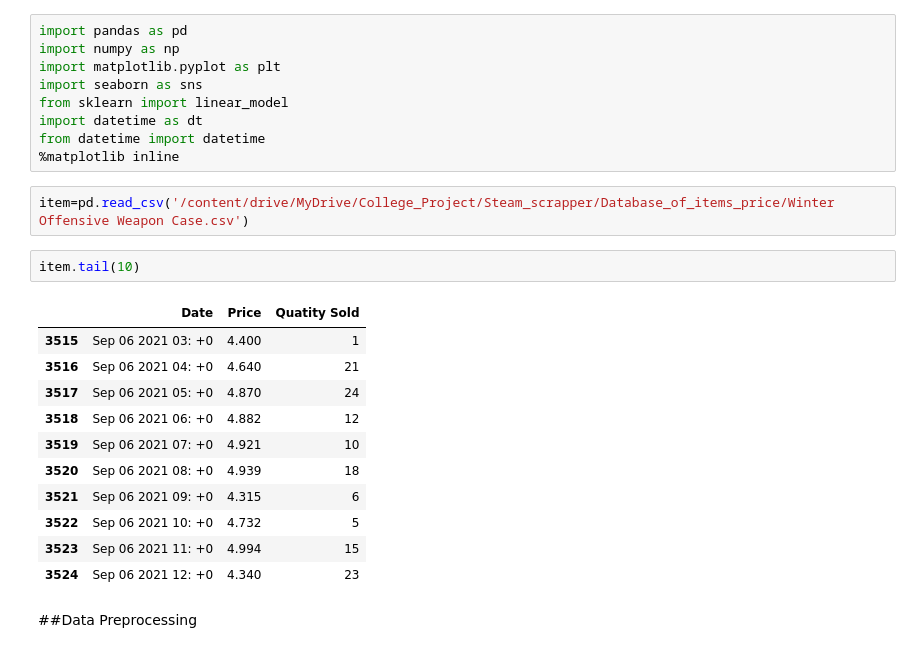
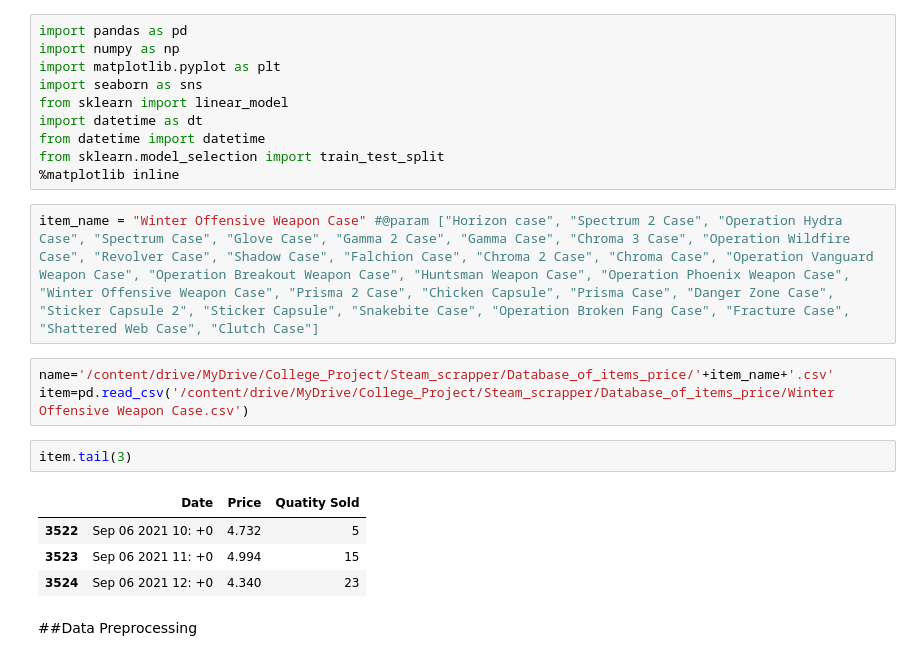
Before and after one commit to basharbme/Steam_Price_Predictor, a Jupyter notebook: ML/Predictor_Regression.ipynb, the cells around one changed output. Saved outputs shown, nothing was run; the diff lists cells and outputs as text.

```diff
--- a/ML/Predictor_Regression.ipynb
+++ b/ML/Predictor_Regression.ipynb
@@ -6,20 +6,17 @@ import seaborn as sns
 from sklearn import linear_model
 import datetime as dt
 from datetime import datetime
+from sklearn.model_selection import train_test_split
 %matplotlib inline
+# %%
+item_name = "Winter Offensive Weapon Case" #@param ["Horizon case", "Spectrum 2 Case", "Operation Hydra Case", "Spectrum Case", "Glove Case", "Gamma 2 Case", "Gamma Case", "Chroma 3 Case", "Operation Wildfire Case", "Revolver Case", "Shadow Case", "Falchion Case", "Chroma 2 Case", "Chroma Case", "Operation Vanguard Weapon Case", "Operation Breakout Weapon Case", "Huntsman Weapon Case", "Operation Phoenix Weapon Case", "Winter Offensive Weapon Case", "Prisma 2 Case", "Chicken Capsule", "Prisma Case", "Danger Zone Case", "Sticker Capsule 2", "Sticker Capsule", "Snakebite Case", "Operation Broken Fang Case", "Fracture Case", "Shattered Web Case", "Clutch Case"]
 # %%
+name='/content/drive/MyDrive/College_Project/Steam_scrapper/Database_of_items_price/'+item_name+'.csv'
 item=pd.read_csv('/content/drive/MyDrive/College_Project/Steam_scrapper/Database_of_items_price/Winter Offensive Weapon Case.csv')
 # %%
-item.tail(10)
+item.tail(3)
 # %% [output]
 |  | Date | Price | Quatity Sold |
-| 3515 | Sep 06 2021 03: +0 | 4.400 | 1 |
-| 3516 | Sep 06 2021 04: +0 | 4.640 | 21 |
-| 3517 | Sep 06 2021 05: +0 | 4.870 | 24 |
-| 3518 | Sep 06 2021 06: +0 | 4.882 | 12 |
-| 3519 | Sep 06 2021 07: +0 | 4.921 | 10 |
-| 3520 | Sep 06 2021 08: +0 | 4.939 | 18 |
-| 3521 | Sep 06 2021 09: +0 | 4.315 | 6 |
 | 3522 | Sep 06 2021 10: +0 | 4.732 | 5 |
 | 3523 | Sep 06 2021 11: +0 | 4.994 | 15 |
 | 3524 | Sep 06 2021 12: +0 | 4.340 | 23 |
```
Also changed, not shown: parts of 39 cells of this notebook.
